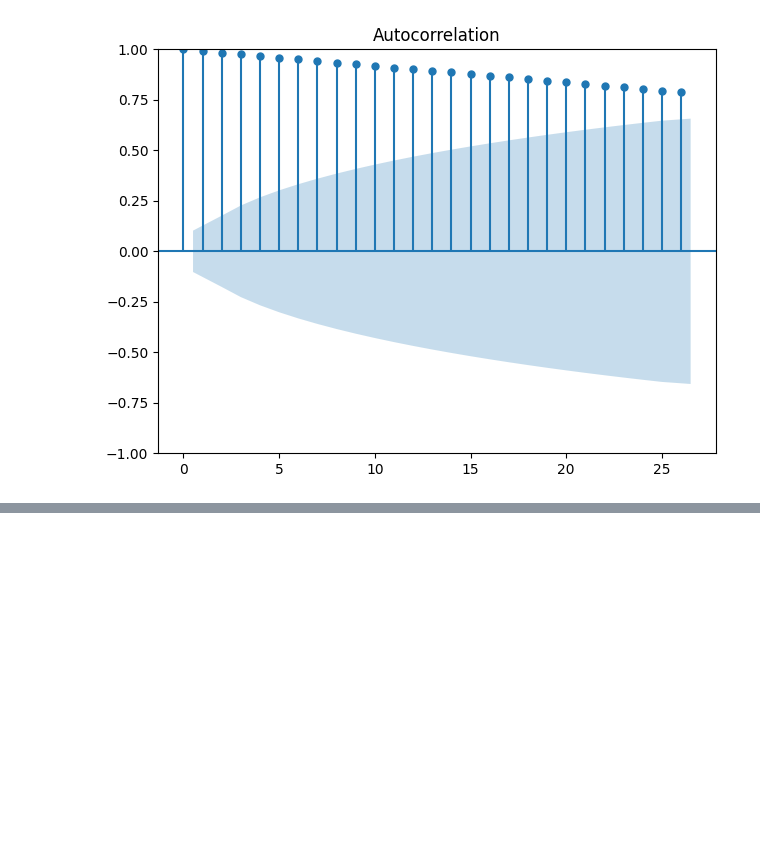
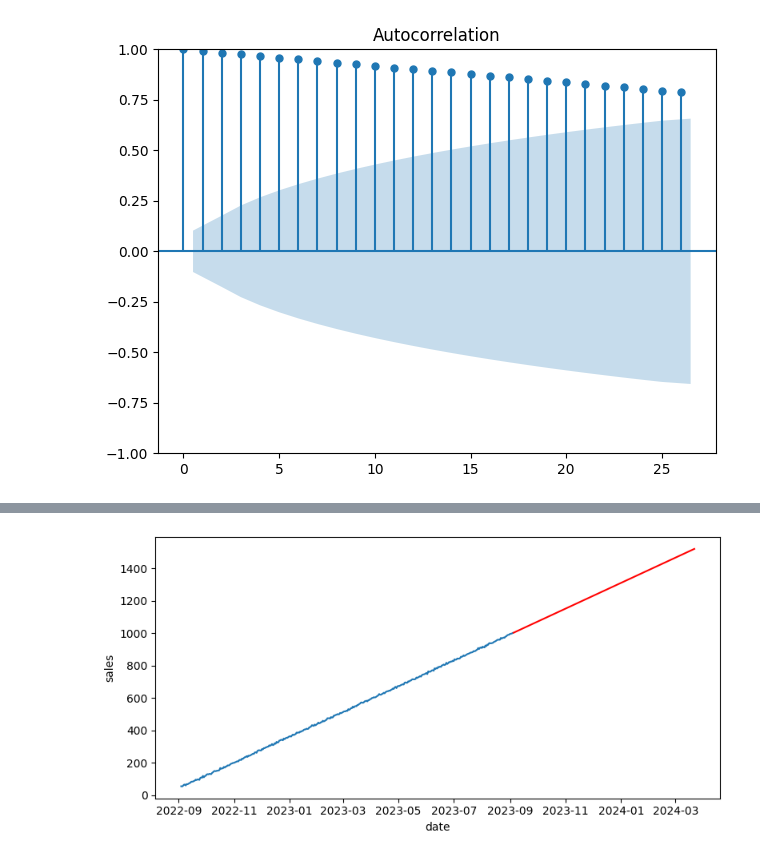
Before and after one commit to josedrosales/Time-Series, a Jupyter notebook: src/time_series.ipynb, the cells around one changed output, grey strips where cells are left out. Cells and saved outputs as stored; diff of their text form; code cells hidden in the pictures; blank space fills up the shorter version.

```diff
--- a/src/time_series.ipynb
+++ b/src/time_series.ipynb
@@ -166,4 +140,4 @@ Es por ellos que podemos entrenar el modelo.
 # %%
 from pmdarima import auto_arima
 
-model = auto_arima(ts_estacionaria, seasonal = False, trace = False)
+model = auto_arima(ts, seasonal = False, trace = False)
@@ -180,3 +144,2 @@ Name: sales, dtype: float64
 # %%
-prediccion = model.predict(20)
-prediccion
+prediccion = model.predict(200)
@@ -200,0 +146,11 @@ Freq: D, dtype: float64
+# %%
+fig, axis = plt.subplots(figsize = (8, 4))
+
+sns.lineplot(data = ts)
+sns.lineplot(data = prediccion, c = 'red')
+
+plt.tight_layout()
+
+plt.show()
+# %% [output]
+[figure, added]
```
Also changed, not shown: parts of 10 cells of this notebook.
